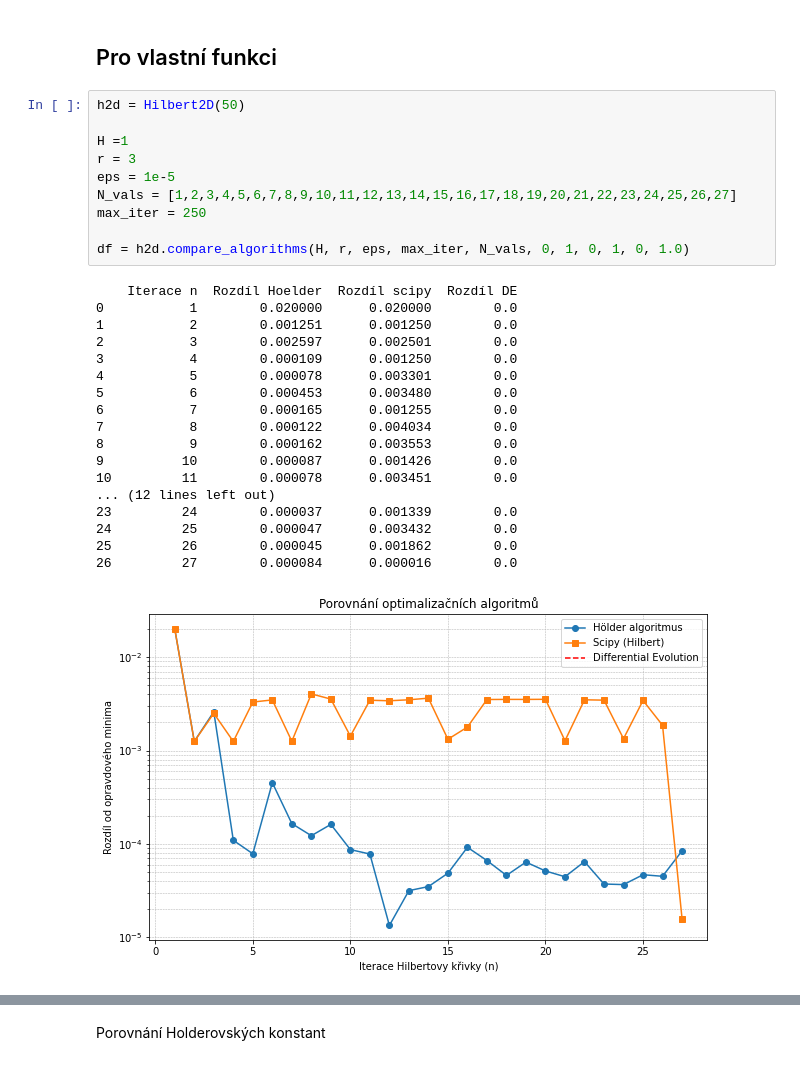
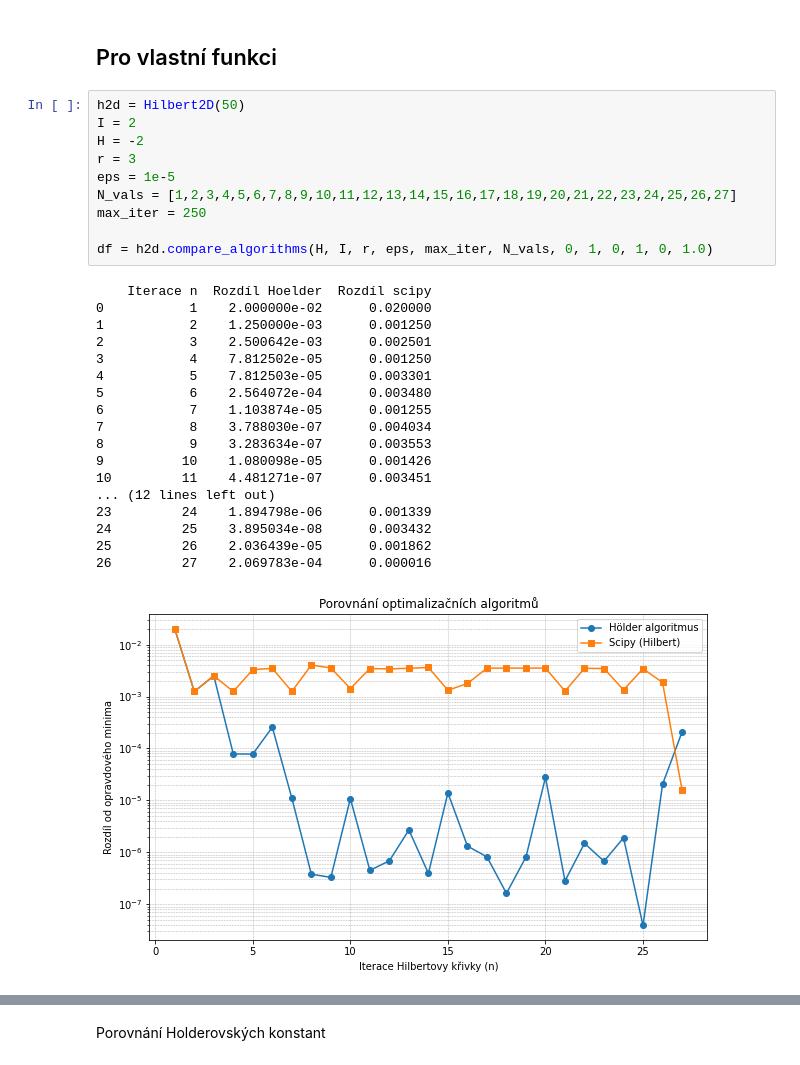
Before and after one commit to NIE0087/BP---prostor-vyplnujici-krivky, a Jupyter notebook: example.ipynb, the cells around one changed output, grey strips where cells are left out. Cells and saved outputs as stored; diff of their text form.

```diff
--- a/example.ipynb
+++ b/example.ipynb
@@ -100,30 +105,30 @@ precision=  8  =>  t = 0.557208,  h(t) = (0.2968, 2.5781),  f = 1.383801
 ## Pro vlastní funkci
 # %%
 h2d = Hilbert2D(50)
-
-H =1
+I = 2
+H = -2
 r = 3
 eps = 1e-5
 N_vals = [1,2,3,4,5,6,7,8,9,10,11,12,13,14,15,16,17,18,19,20,21,22,23,24,25,26,27]
 max_iter = 250
 
-df = h2d.compare_algorithms(H, r, eps, max_iter, N_vals, 0, 1, 0, 1, 0, 1.0)
+df = h2d.compare_algorithms(H, I, r, eps, max_iter, N_vals, 0, 1, 0, 1, 0, 1.0)
 # %% [output]
-    Iterace n  Rozdíl Hoelder  Rozdíl scipy  Rozdíl DE
-0           1        0.020000      0.020000        0.0
-1           2        0.001251      0.001250        0.0
-2           3        0.002597      0.002501        0.0
-3           4        0.000109      0.001250        0.0
-4           5        0.000078      0.003301        0.0
-5           6        0.000453      0.003480        0.0
-6           7        0.000165      0.001255        0.0
-7           8        0.000122      0.004034        0.0
-8           9        0.000162      0.003553        0.0
-9          10        0.000087      0.001426        0.0
-10         11        0.000078      0.003451        0.0
+    Iterace n  Rozdíl Hoelder  Rozdíl scipy
+0           1    2.000000e-02      0.020000
+1           2    1.250000e-03      0.001250
+2           3    2.500642e-03      0.002501
+3           4    7.812502e-05      0.001250
+4           5    7.812503e-05      0.003301
+5           6    2.564072e-04      0.003480
+6           7    1.103874e-05      0.001255
+7           8    3.788030e-07      0.004034
+8           9    3.283634e-07      0.003553
+9          10    1.080098e-05      0.001426
+10         11    4.481271e-07      0.003451
 ... (12 lines left out)
-23         24        0.000037      0.001339        0.0
-24         25        0.000047      0.003432        0.0
-25         26        0.000045      0.001862        0.0
-26         27        0.000084      0.000016        0.0
+23         24    1.894798e-06      0.001339
+24         25    3.895034e-08      0.003432
+25         26    2.036439e-05      0.001862
+26         27    2.069783e-04      0.000016
-[figure, old version]
+[figure, new version]
```
Also changed, not shown: parts of 15 cells of this notebook, 2 other files.
